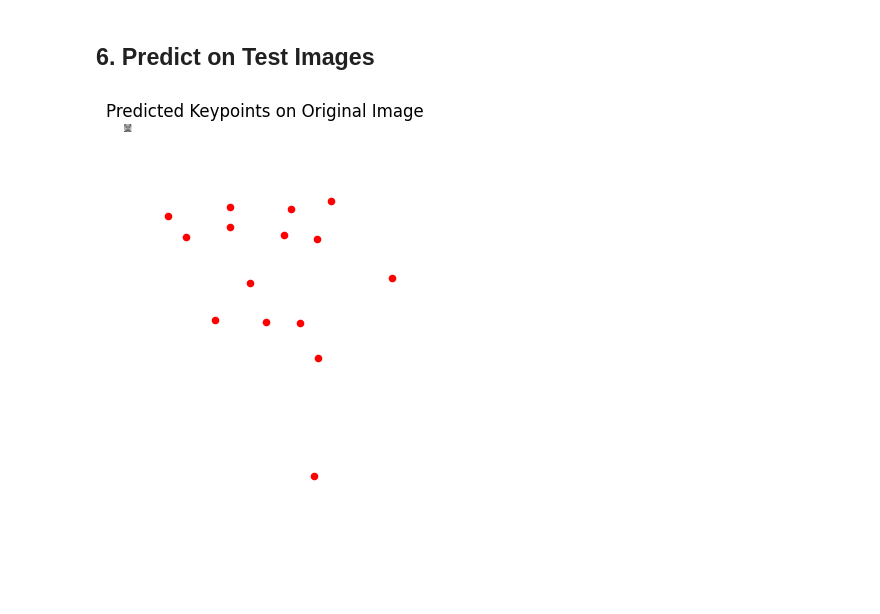
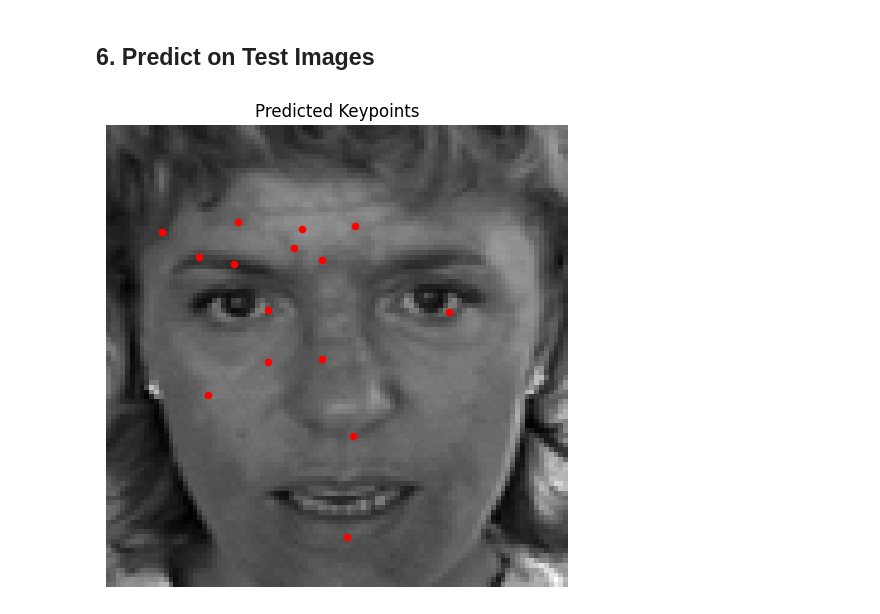
Before and after one commit to ry8467/facial-keypoint-detection, a Jupyter notebook: Notebook/Facial.ipynb, the cells around one changed output. Saved outputs shown, nothing was run; the diff lists cells and outputs as text; code cells hidden in the pictures; blank space fills up the shorter version.

Commit message:
Fix test image display scaling issue

```diff
--- a/Notebook/Facial.ipynb
+++ b/Notebook/Facial.ipynb
@@ -284,24 +284,23 @@ Validation MSE: 315.1005
 def predict_and_display(model, image_path, device):
     image = Image.open(image_path).convert("L")
     transformed = transform(image).unsqueeze(0).to(device)
-    orig_w, orig_h = image.size
+
 
     model.eval()
     with torch.no_grad():
         output = model(transformed)
         keypoints = output.view(-1, 2).cpu().numpy()
 
-        keypoints = keypoints * 48 + 48
+    display_image = image.resize((96, 96), Image.NEAREST)
 
-        keypoints[:, 0] = keypoints[:, 0] * (orig_w / 96)
-        keypoints[:, 1] = keypoints[:, 1] * (orig_h / 96)
-
-    plt.imshow(image, cmap='gray')
+    plt.figure(figsize=(6, 6))
+    plt.imshow(display_image, cmap='gray')
     plt.scatter(keypoints[:, 0], keypoints[:, 1], c='red', s=20)
-    plt.title("Predicted Keypoints on Original Image")
+    plt.title("Predicted Keypoints")
     plt.axis('off')
+    plt.gca().set_aspect('equal', adjustable='box')
     plt.show()
 # %%
-predict_and_display(model, '/content/test/0.png', device)
+predict_and_display(model, './test/1.png', device)
 # %% [output]
-[figure, old version]
+[figure, new version]
```
Also changed, not shown: parts of 2 cells of this notebook.
